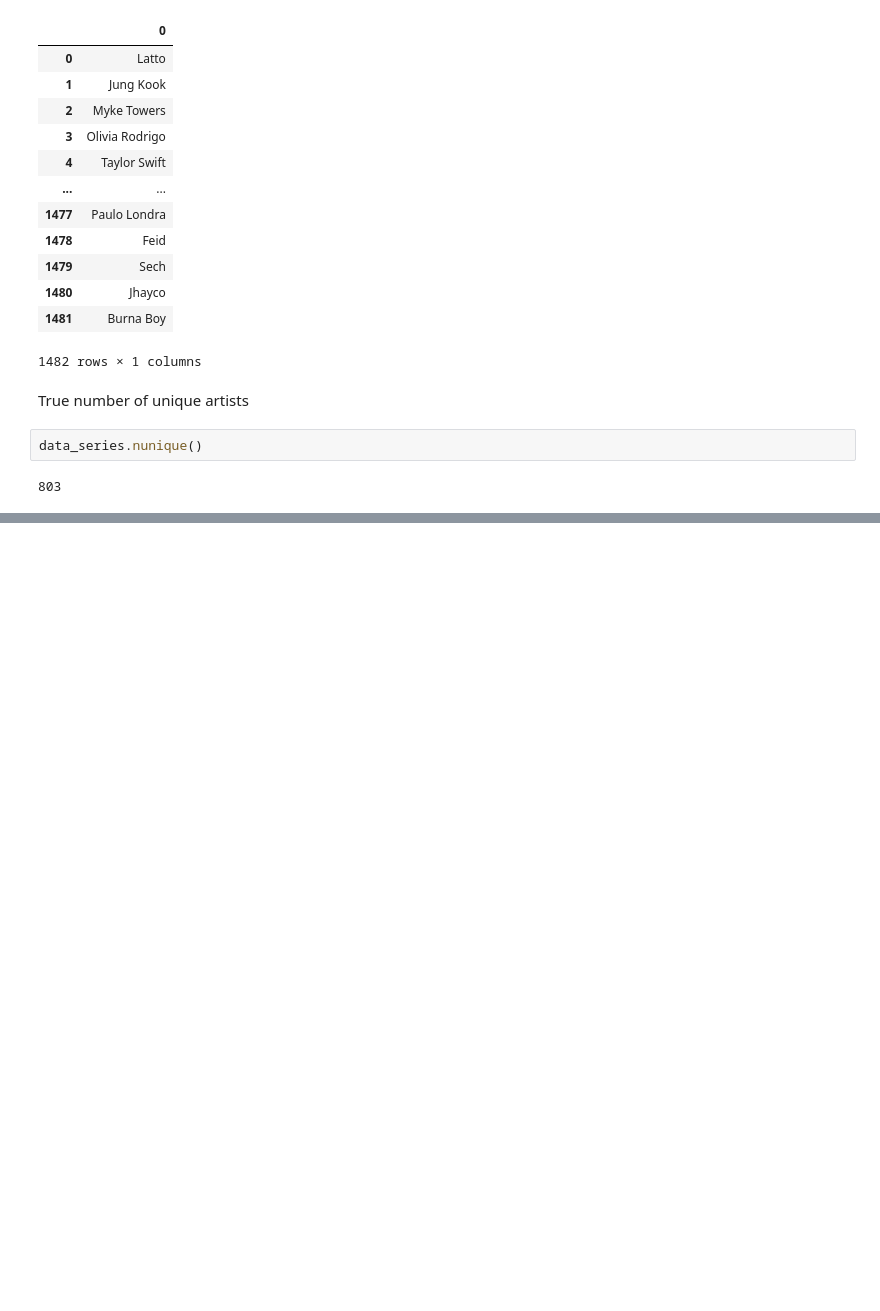
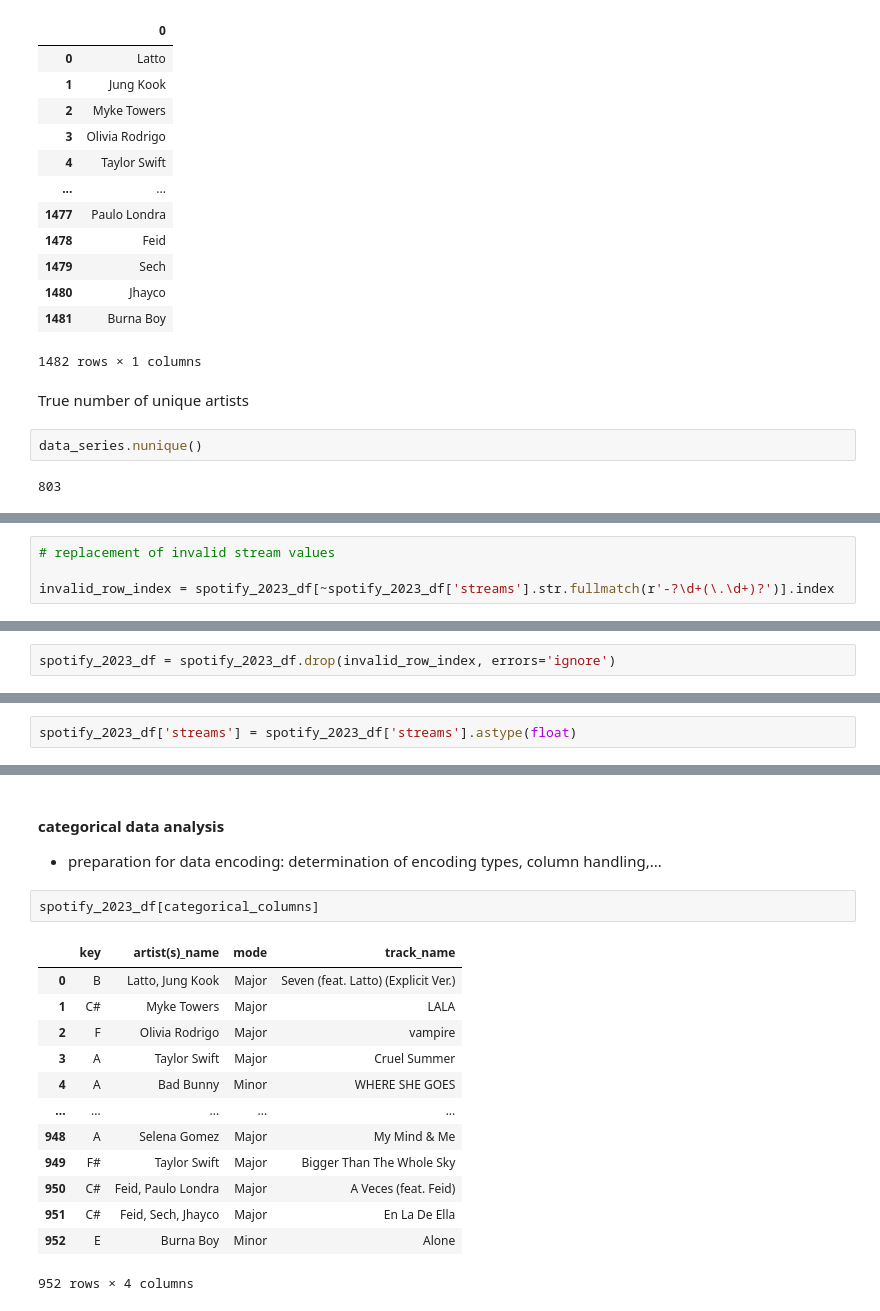
Before and after one commit to Sammuel21/pridav-music-project, a Jupyter notebook: Development/gulas16/intro_sg.ipynb, the cells around one changed output, grey strips where cells are left out. Saved outputs shown, nothing was run; the diff lists cells and outputs as text; blank space fills up the shorter version.

```diff
--- a/Development/gulas16/intro_sg.ipynb
+++ b/Development/gulas16/intro_sg.ipynb
@@ -155,0 +167,4 @@ data_series.nunique()
+# %%
+# replacement of invalid stream values
+
+invalid_row_index = spotify_2023_df[~spotify_2023_df['streams'].str.fullmatch(r'-?\d+(\.\d+)?')].index
@@ -155,0 +173,2 @@ data_series.nunique()
+# %%
+spotify_2023_df = spotify_2023_df.drop(invalid_row_index, errors='ignore')
@@ -155,0 +177,2 @@ data_series.nunique()
+# %%
+spotify_2023_df['streams'] = spotify_2023_df['streams'].astype(float)
@@ -155,0 +225,19 @@ data_series.nunique()
+# %% [markdown]
+#### **categorical data analysis**
+- preparation for data encoding: determination of encoding types, column handling,...
+# %%
+spotify_2023_df[categorical_columns]
+# %% [output]
+|  | key | artist(s)_name | mode | track_name |
+| 0 | B | Latto, Jung Kook | Major | Seven (feat. Latto) (Explicit Ver.) |
+| 1 | C# | Myke Towers | Major | LALA |
+| 2 | F | Olivia Rodrigo | Major | vampire |
+| 3 | A | Taylor Swift | Major | Cruel Summer |
+| 4 | A | Bad Bunny | Minor | WHERE SHE GOES |
+| ... | ... | ... | ... | ... |
+| 948 | A | Selena Gomez | Major | My Mind & Me |
+| 949 | F# | Taylor Swift | Major | Bigger Than The Whole Sky |
+| 950 | C# | Feid, Paulo Londra | Major | A Veces (feat. Feid) |
+| 951 | C# | Feid, Sech, Jhayco | Major | En La De Ella |
+| 952 | E | Burna Boy | Minor | Alone |
+952 rows × 4 columns
```
Also changed, not shown: parts of 15 cells of this notebook.
